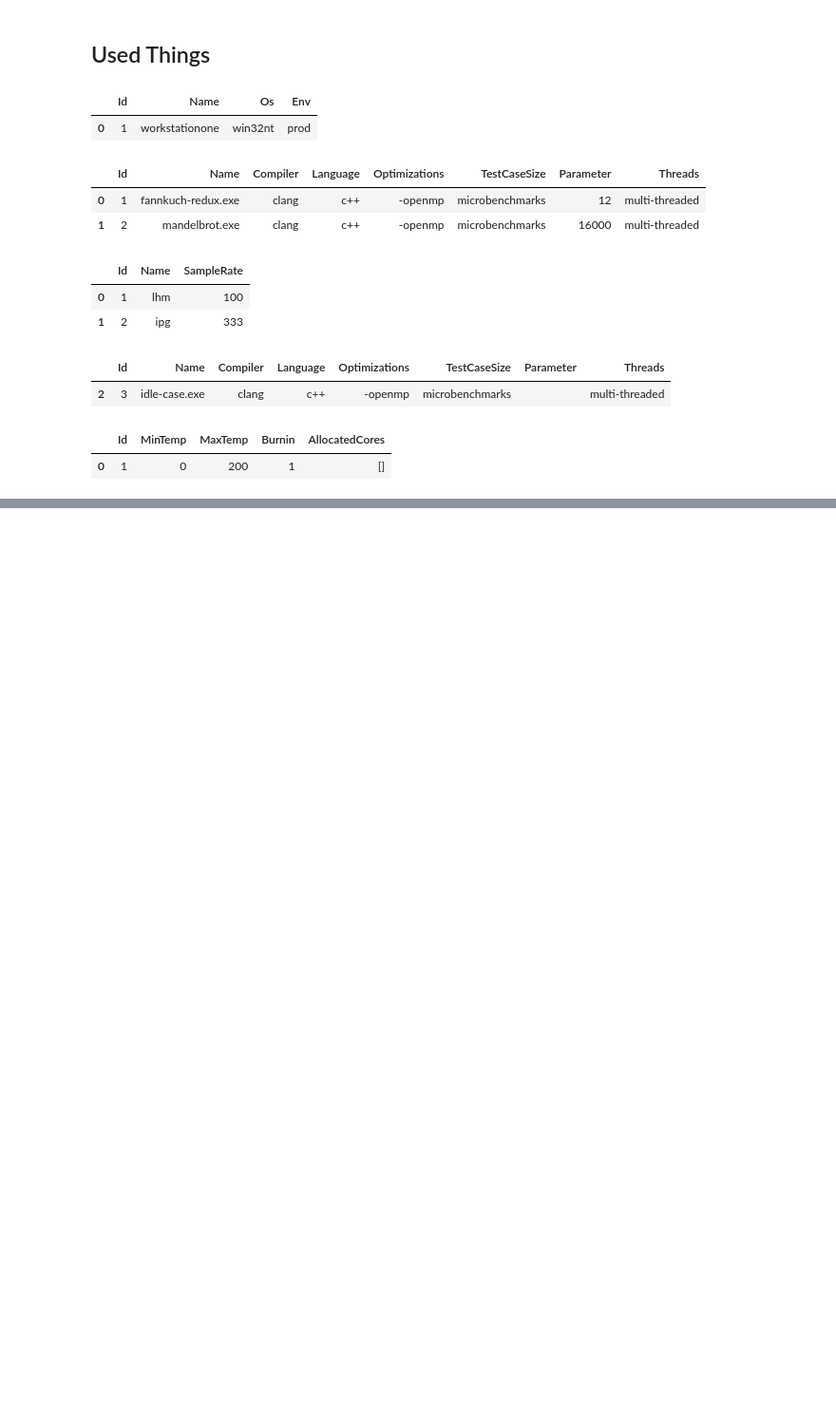
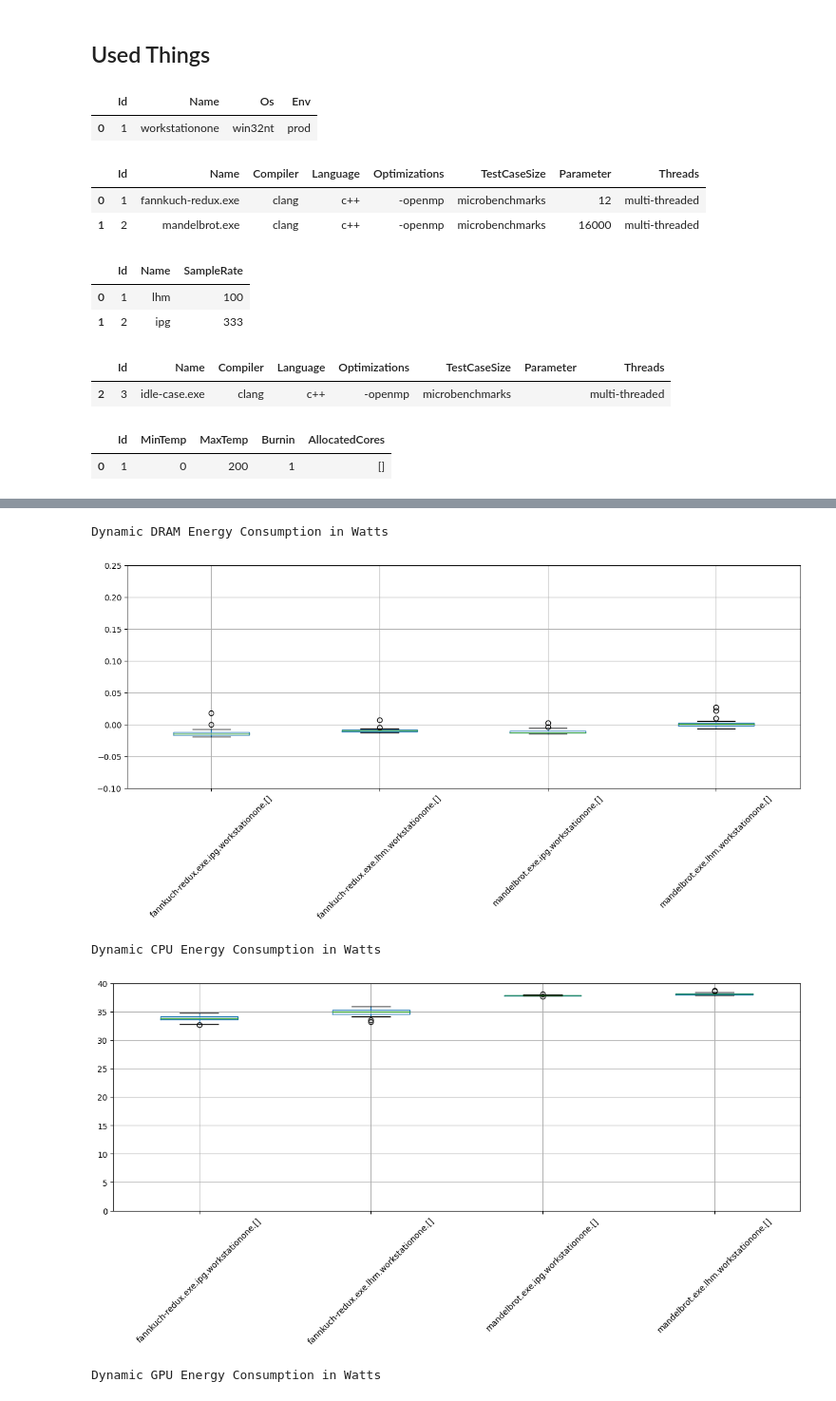
Before and after one commit to KuskIV/BDEnergy, a Jupyter notebook: analytics/result-analysis.ipynb, the cells around one changed output, grey strips where cells are left out. Shown at 95% size. Saved outputs shown, nothing was run; the diff lists cells and outputs as text; code cells hidden in the pictures; blank space fills up the shorter version.

```diff
--- a/analytics/result-analysis.ipynb
+++ b/analytics/result-analysis.ipynb
@@ -245,0 +311,24 @@ GPU
+# %%
+print("Dynamic DRAM Energy Consumption in Watts")
+dynamic_dram_boxplot = dram_dynamic_df.boxplot(figsize=(15,5), rot=45)
+dynamic_dram_boxplot.plot()
+plot.ylim(-0.1, 0.25)
+plot.show()
+
+print("Dynamic CPU Energy Consumption in Watts")
+dynamic_cpu_boxplot = cpu_dynamic_df.boxplot(figsize=(15,5), rot=45)
+dynamic_cpu_boxplot.plot()
+plot.ylim(0,40)
+plot.show()
+
+print("Dynamic GPU Energy Consumption in Watts")
+dynamic_gpu_boxplot = gpu_dynamic_df.boxplot(figsize=(15,5), rot=45)
+dynamic_gpu_boxplot.plot()
+plot.ylim(-0.1, 0.25)
+plot.show()
+# %% [output]
+Dynamic DRAM Energy Consumption in Watts
+[figure, added]
+Dynamic CPU Energy Consumption in Watts
+[figure, added]
+Dynamic GPU Energy Consumption in Watts
```
Also changed, not shown: parts of 27 cells of this notebook, 5 other files.
